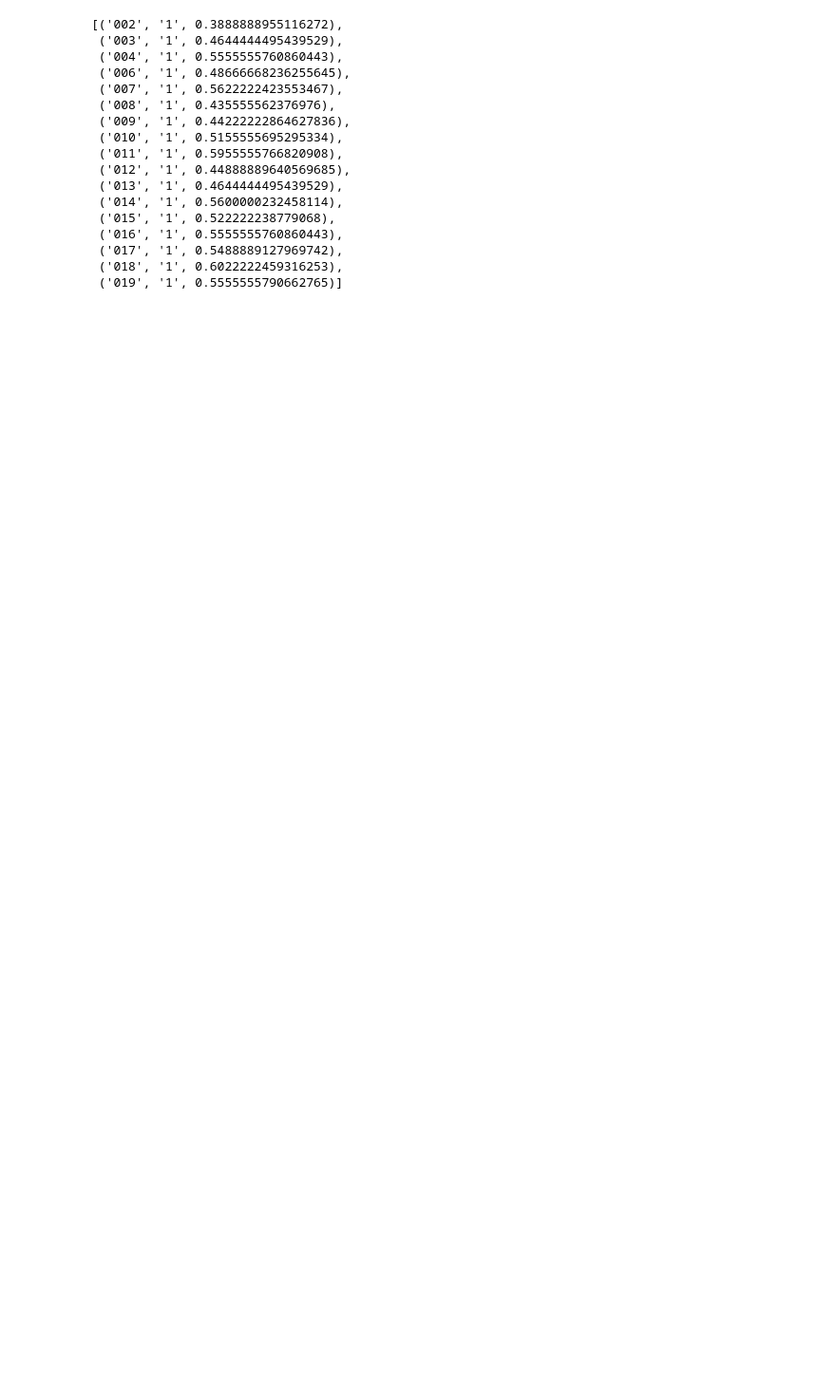
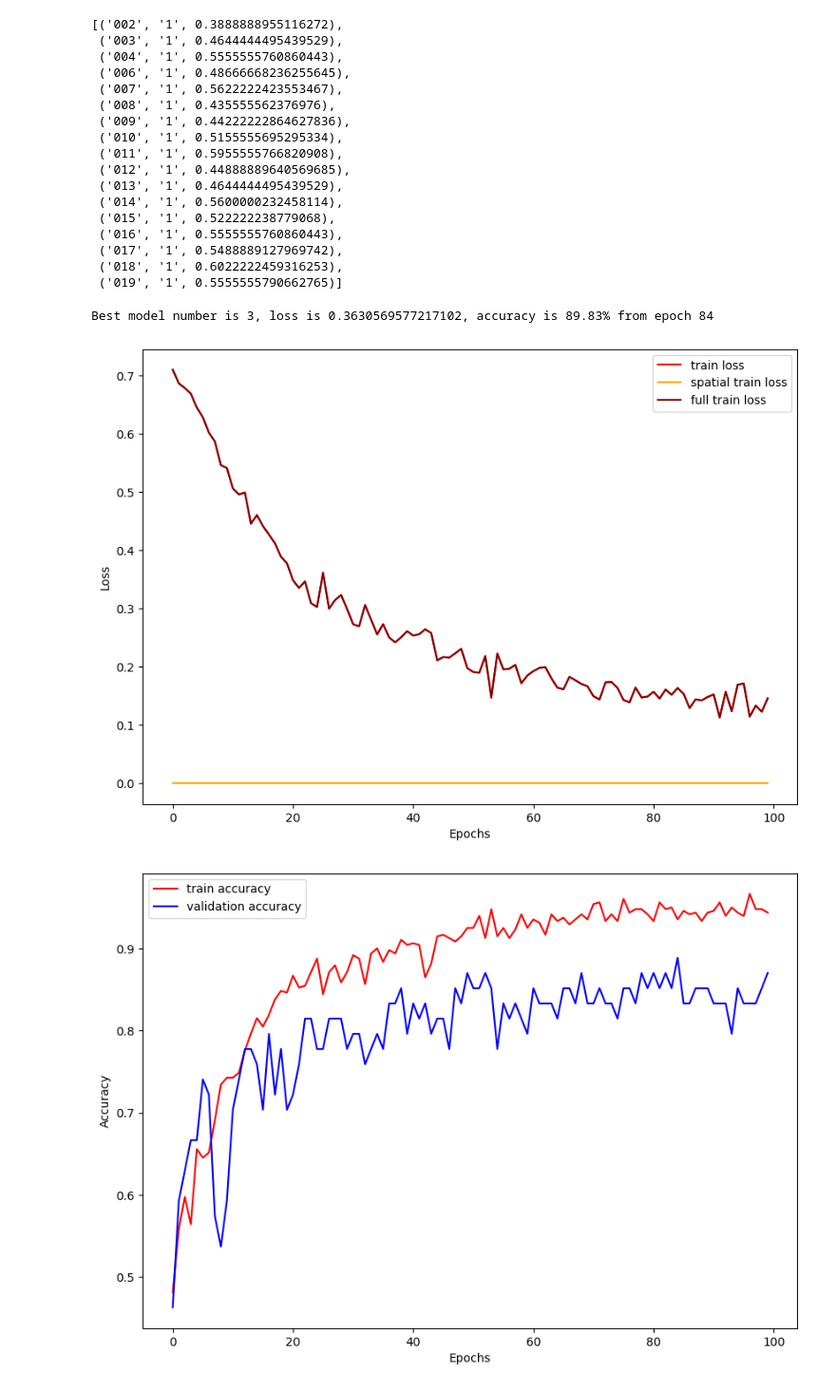
Before and after one commit to nealkafree/toponet, a Jupyter notebook: notebook/TopoNet_EEG_train.ipynb, the cells around one changed output. Shown at 95% size. Drawn from its saved outputs; the diff is of its cells as text; code cells hidden in the pictures; blank space fills up the shorter version.

```diff
--- a/notebook/TopoNet_EEG_train.ipynb
+++ b/notebook/TopoNet_EEG_train.ipynb
@@ -129,7 +130,7 @@ def spatial_loss(weights: torch.Tensor, grid_width: int):
 
         # We calculate squared distance between weights of the neuron and its neighbours.
         for neighbour in neighbours:
-            distance = torch.norm(weights[i] - weights[neighbour])
+            distance = torch.linalg.norm(weights[i] - weights[neighbour])
             sp_loss += distance
 
         num_neighbours += len(neighbours)
@@ -1448,3 +1478,48 @@ results
  ('017', '1', 0.5488889127969742),
  ('018', '1', 0.6022222459316253),
  ('019', '1', 0.5555555790662765)]
+# %%
+parameters = {
+    'model': {
+        'sensors': 74,
+        'samples': 250,
+        'num_classes': 2,
+        'filter_size': 16,
+        'dropout': 0.5,
+        'spatial_layer_size': 36,
+    },
+    'spatial': {
+        'spatial': True,
+        'spatial_grid_width': 6
+    }
+}
+
+ensembles = []
+subject_number = '019'
+for s_lambda in [0]:
+    parameters['spatial']['spatial_regularization'] = s_lambda
+
+    data = load_data(f"/home/daniil.kirillov@unitn.it/topography/data/FaceRecognition/sub-{subject_number}/eeg/sub-{subject_number}_task-FaceRecognition_eeg.set", two_classes_preprocess)
+
+    ensembles.append(train_with_cross_validation(EEGNet, parameters, data, epochs=100, disable_logs=True))
+
+
+gc.collect()
+torch.cuda.empty_cache()
+# %%
+best_acc = 0
+ind = 0
+ens = 0
+for i, m in enumerate(ensembles[ens]):
+    if m['test_accuracy'] > best_acc:
+        best_acc = m['test_accuracy']
+        ind = i
+
+loss_plot(ensembles[ens][ind]['loss_history']['train_loss'], ensembles[ens][ind]['loss_history']['train_sp_loss'])
+accuracy_plot(ensembles[ens][ind]['loss_history']['train_acc'], ensembles[ens][ind]['loss_history']['valid_acc'])
+print(
+    f'Best model number is {ind}, loss is {ensembles[ens][ind]["test_loss"]}, accuracy is {ensembles[ens][ind]["test_accuracy"] * 100:.2f}% from epoch {ensembles[ens][ind]["epoch"]}')
+# %% [output]
+Best model number is 3, loss is 0.3630569577217102, accuracy is 89.83% from epoch 84
+[figure, added]
+[figure, added]
```
Also changed, not shown: parts of 7 cells of this notebook.
